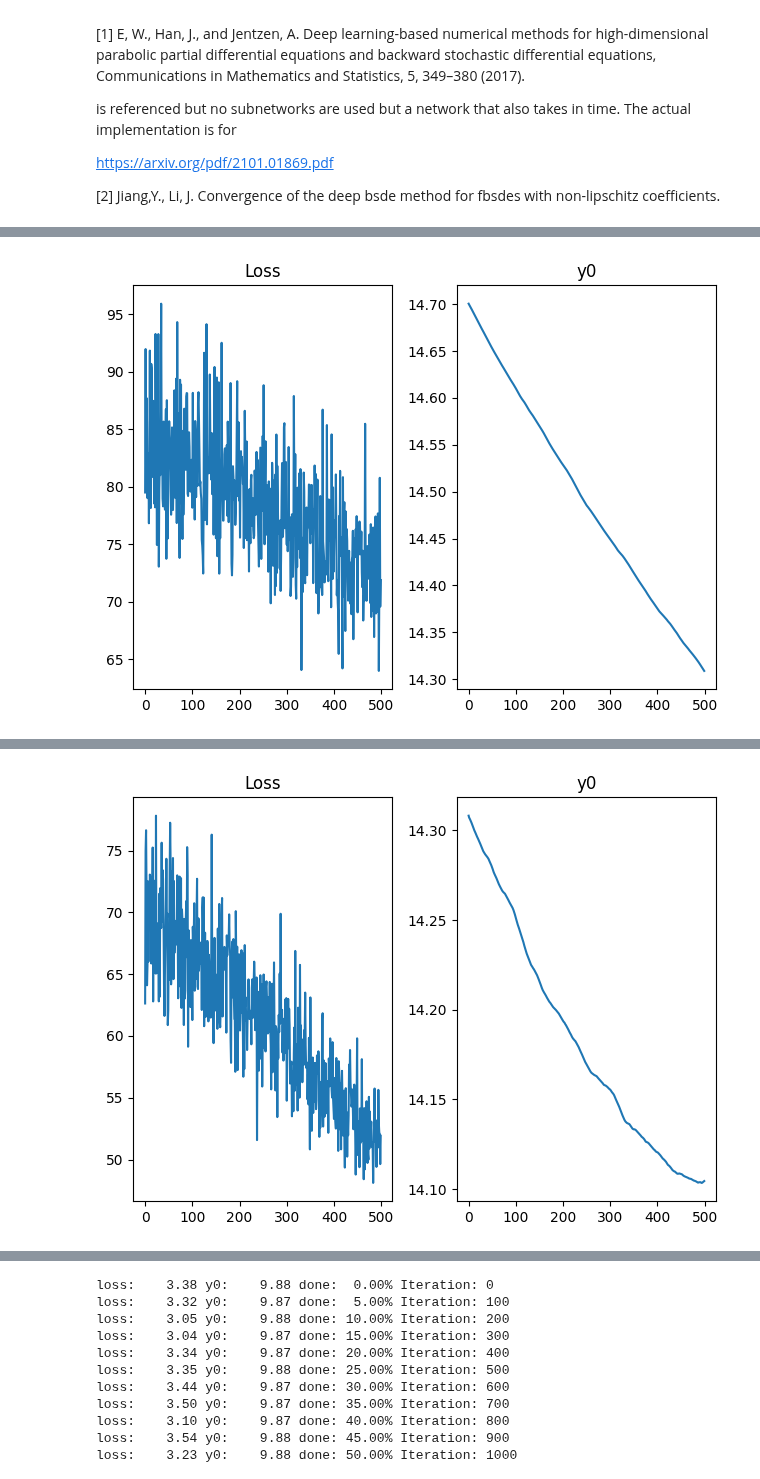
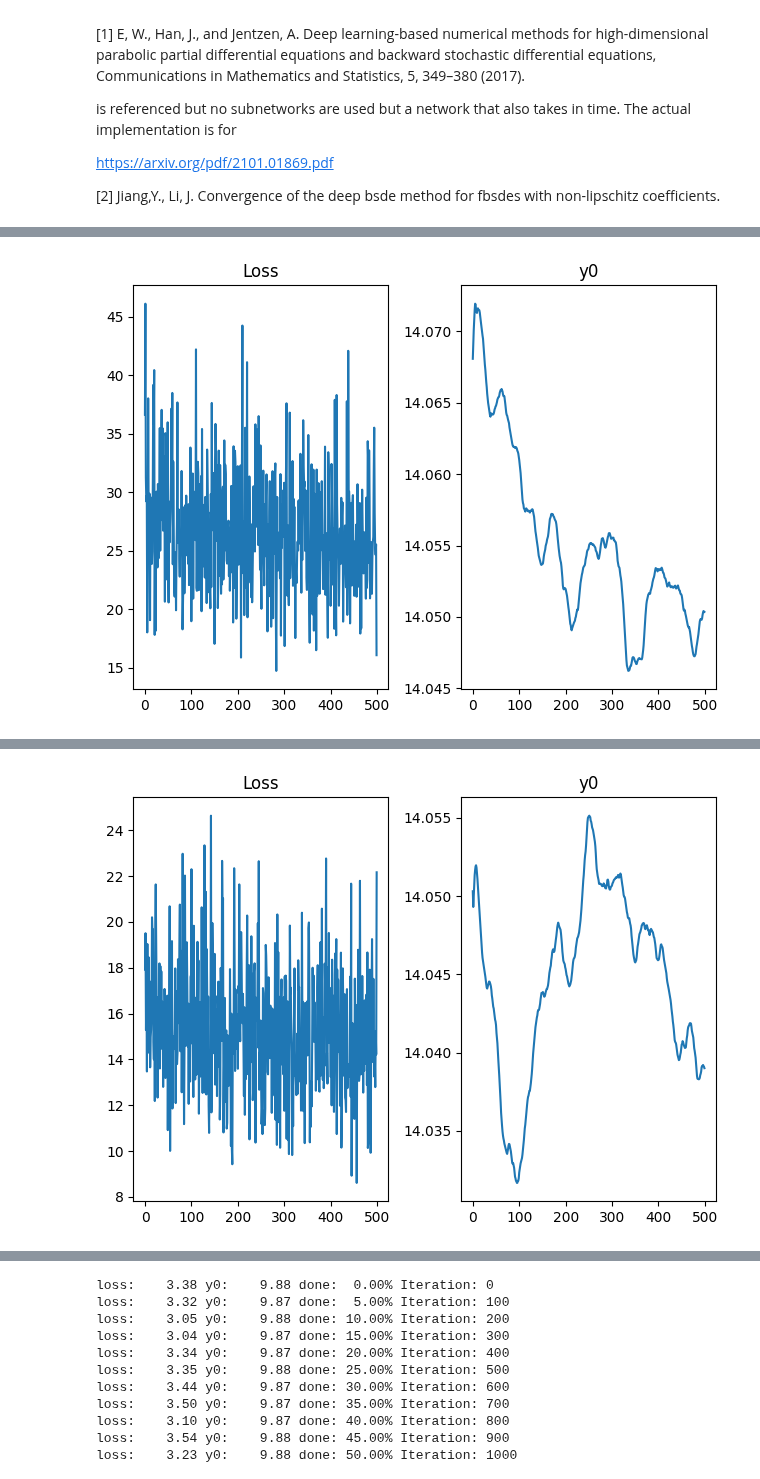
Before and after one commit to ISIPINK/Assignment_Financial_Mathematics_2024, a Jupyter notebook: deep BSDE tests/torch_git.ipynb, the cells around one changed output, grey strips where cells are left out. Cells and saved outputs as stored; diff of their text form; code cells hidden in the pictures.

Commit message:
swithched to BN layers and gelu layers

```diff
--- a/deep BSDE tests/torch_git.ipynb
+++ b/deep BSDE tests/torch_git.ipynb
@@ -46,14 +46,16 @@ class Model(nn.Module):
         self.y_0 = nn.Parameter(equation.guess_y_0[0]*l+ equation.guess_y_0[1]*(1-l))
         self.linear1 = nn.Linear(equation.dim_x+1, dim_h) # dim_x + 1  the extra 1 for time
         self.linear2 = nn.Linear(dim_h, dim_h)
-        # self.linear3 = nn.Linear(dim_h, dim_h)
+        self.linear3 = nn.Linear(dim_h, dim_h)
         self.linear4 = nn.Linear(dim_h, equation.dim_y*equation.dim_d)
+        self.bn1 =nn.BatchNorm1d(dim_h)
+        self.bn2 =nn.BatchNorm1d(dim_h)
 
     def get_z(self,x,t):
         tmp = torch.cat((x, t*torch.ones(x.size()[0], 1,device=device)), 1)
-        tmp = F.relu(self.linear1(tmp))
-        tmp = F.relu(self.linear2(tmp))
-        # tmp = F.relu(self.linear3(tmp))
+        tmp = F.gelu(self.linear1(tmp))
+        tmp = self.bn1(F.gelu(self.linear2(tmp)))
+        tmp = self.bn2(F.gelu(self.linear3(tmp)))
         return self.linear4(tmp).reshape(-1, self.equation.dim_y, self.equation.dim_d)
 
 
@@ -98,7 +100,7 @@ mu = 0.07
 sig = 0.3
 r = 0.02
 K = 110
-dim_x, dim_y, dim_d, dim_h, N, itr, batch_size = 1, 1, 1, 7, 10, 1000, 1000
+dim_x, dim_y, dim_d, dim_h, N, itr, batch_size = 1, 1, 1, 11, 10, 1000, 1000
 guess_y_0 = [15,17]
 
 x_0, T = 100*torch.ones(dim_x), 1
@@ -132,7 +134,8 @@ import matplotlib.pyplot as plt
 torch.manual_seed(46)
 NN = [1,2, 5, 10,20,40]
 itrs = [1000,1000,500,500,200,200]
-for N,itr in zip(NN,itrs):
+batch_sizes = [100, 100, 100, 100, 1000, 1000]
+for N,itr,batch_size in zip(NN,itrs,batch_sizes):
     loss, y0=bsde_solver.train(batch_size, N,itr, log=True)
     fig, axs = plt.subplots(1,2)
     axs[0].plot(loss)
@@ -209 +212 @@ loss:   75.84 y0:   14.33 done: 95.00% Iteration: 475
-[figure, old version]
+[figure, new version]
@@ -230 +233 @@ loss:   50.90 y0:   14.10 done: 95.00% Iteration: 475
-[figure, old version]
+[figure, new version]
```
Also changed, not shown: parts of 2 cells of this notebook, 2 other files.
